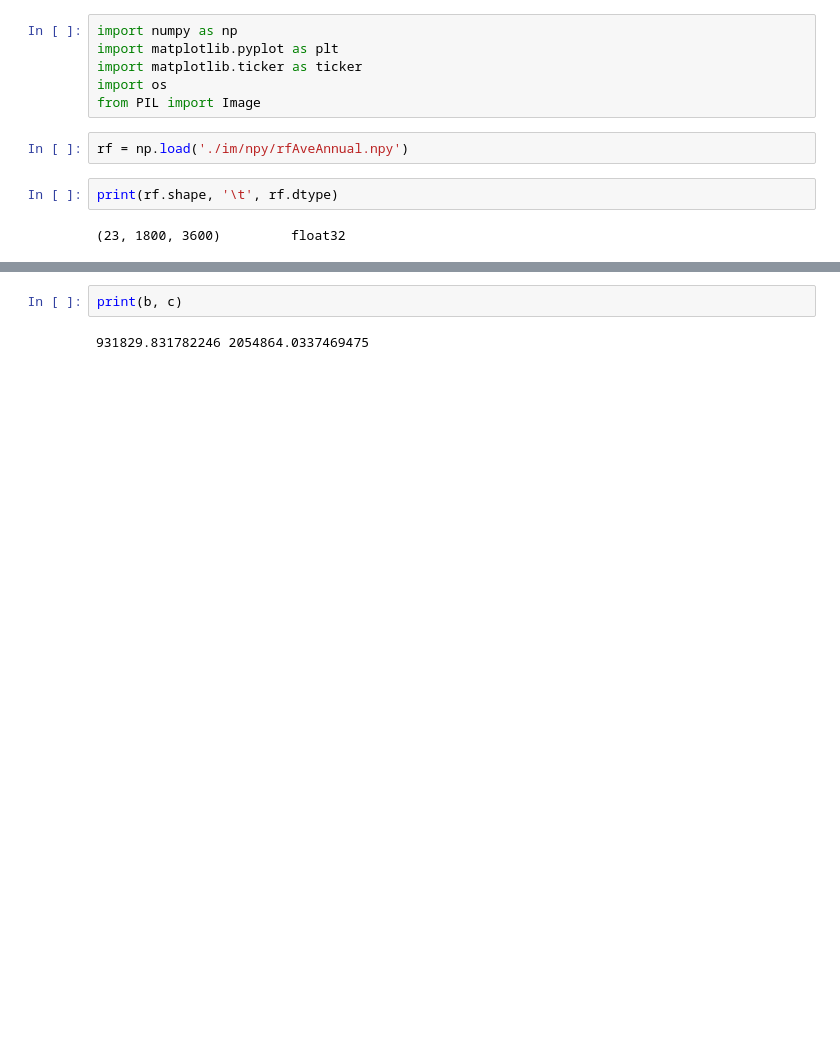
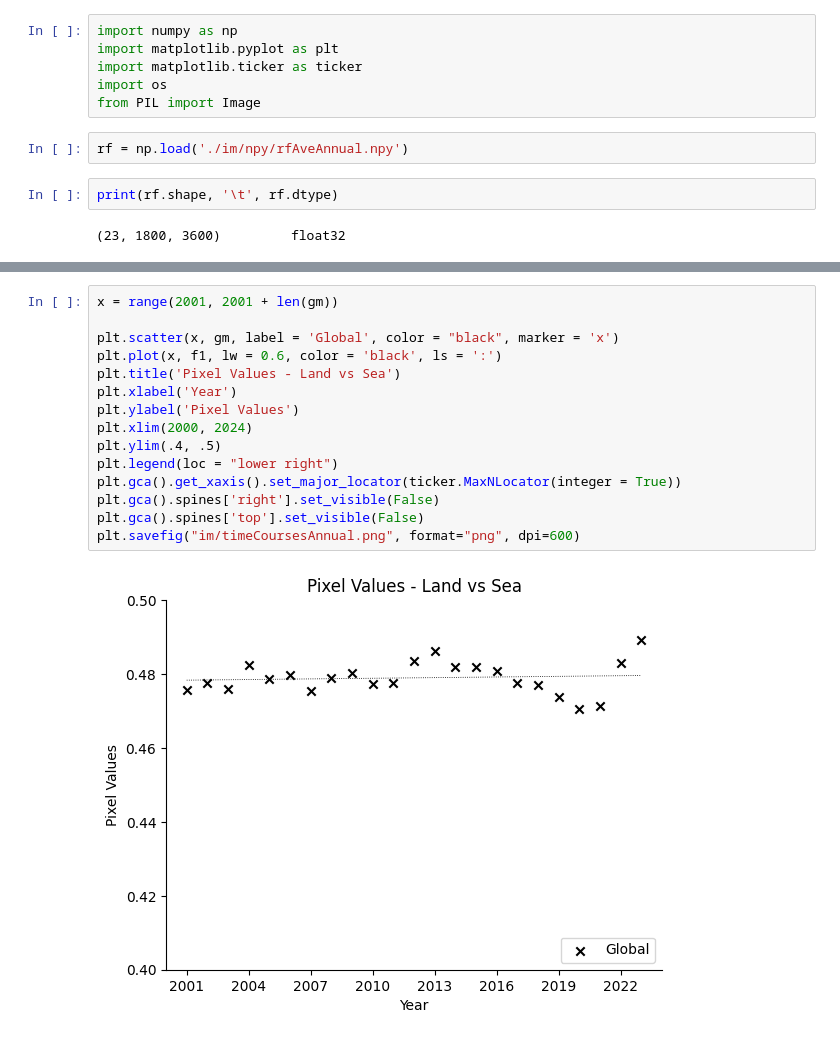
Before and after one commit to mujina774/Rainfall, a Jupyter notebook: annualTrends.ipynb, the cells around one changed output, grey strips where cells are left out. Drawn from its saved outputs; the diff is of its cells as text; blank space fills up the shorter version.

```diff
--- a/annualTrends.ipynb
+++ b/annualTrends.ipynb
@@ -21,4 +48,17 @@ for i in range(900 - a[1], 900 + a[1]):
 # %%
-print(b, c)
+x = range(2001, 2001 + len(gm))
+
+plt.scatter(x, gm, label = 'Global', color = "black", marker = 'x')
+plt.plot(x, f1, lw = 0.6, color = 'black', ls = ':')
+plt.title('Pixel Values - Land vs Sea')
+plt.xlabel('Year')
+plt.ylabel('Pixel Values')
+plt.xlim(2000, 2024)
+plt.ylim(.4, .5)
+plt.legend(loc = "lower right")
+plt.gca().get_xaxis().set_major_locator(ticker.MaxNLocator(integer = True))
+plt.gca().spines['right'].set_visible(False)
+plt.gca().spines['top'].set_visible(False)
+plt.savefig("im/timeCoursesAnnual.png", format="png", dpi=600)
 # %% [output]
-931829.831782246 2054864.0337469475
+[figure, added]
```
Also changed, not shown: parts of 7 cells of this notebook, 2 other files.
